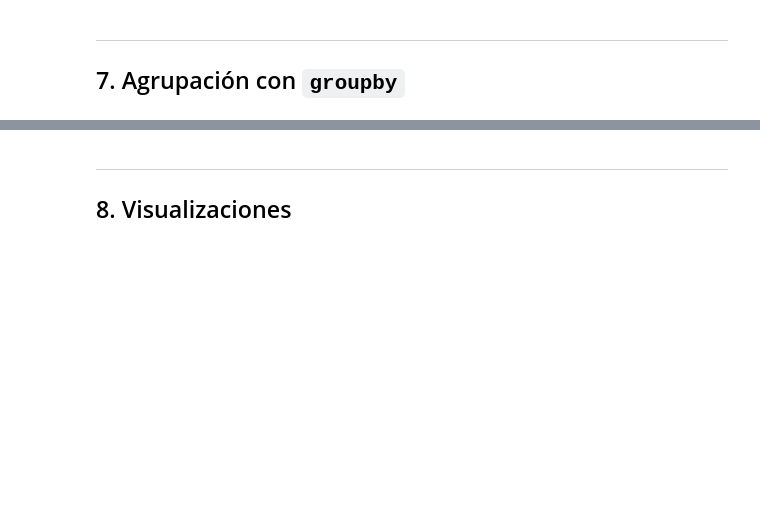
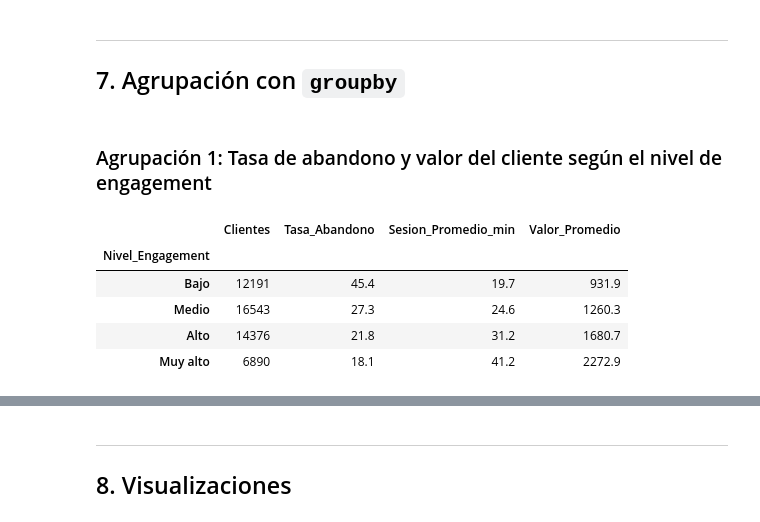
Before and after one commit to wen200729-boop/Analisis-web, a Jupyter notebook: analisis_clientes.ipynb, the cells around one changed output, grey strips where cells are left out. Saved outputs shown, nothing was run; the diff lists cells and outputs as text; code cells hidden in the pictures; blank space fills up the shorter version.

```diff
--- a/analisis_clientes.ipynb
+++ b/analisis_clientes.ipynb
@@ -576,3 +577,21 @@ Tasa de abandono: 69.8 %
 # %% [markdown]
 ---
 ## 7. Agrupación con `groupby`
+# %% [markdown]
+### Agrupación 1: Tasa de abandono y valor del cliente según el nivel de engagement
+# %%
+g1 = datos.groupby("Nivel_Engagement", observed=True).agg(
+    Clientes=("Churned", "size"),
+    Tasa_Abandono=("Churned", "mean"),
+    Sesion_Promedio_min=("Session_Duration_Avg", "mean"),
+    Valor_Promedio=("Lifetime_Value", "mean")
+)
+g1["Tasa_Abandono"] = g1["Tasa_Abandono"] * 100
+g1.round(1)
+# %% [output]
+|  | Clientes | Tasa_Abandono | Sesion_Promedio_min | Valor_Promedio |
+| Nivel_Engagement |  |  |  |  |
+| Bajo | 12191 | 45.4 | 19.7 | 931.9 |
+| Medio | 16543 | 27.3 | 24.6 | 1260.3 |
+| Alto | 14376 | 21.8 | 31.2 | 1680.7 |
+| Muy alto | 6890 | 18.1 | 41.2 | 2272.9 |
```
Also changed, not shown: parts of 17 cells of this notebook.
